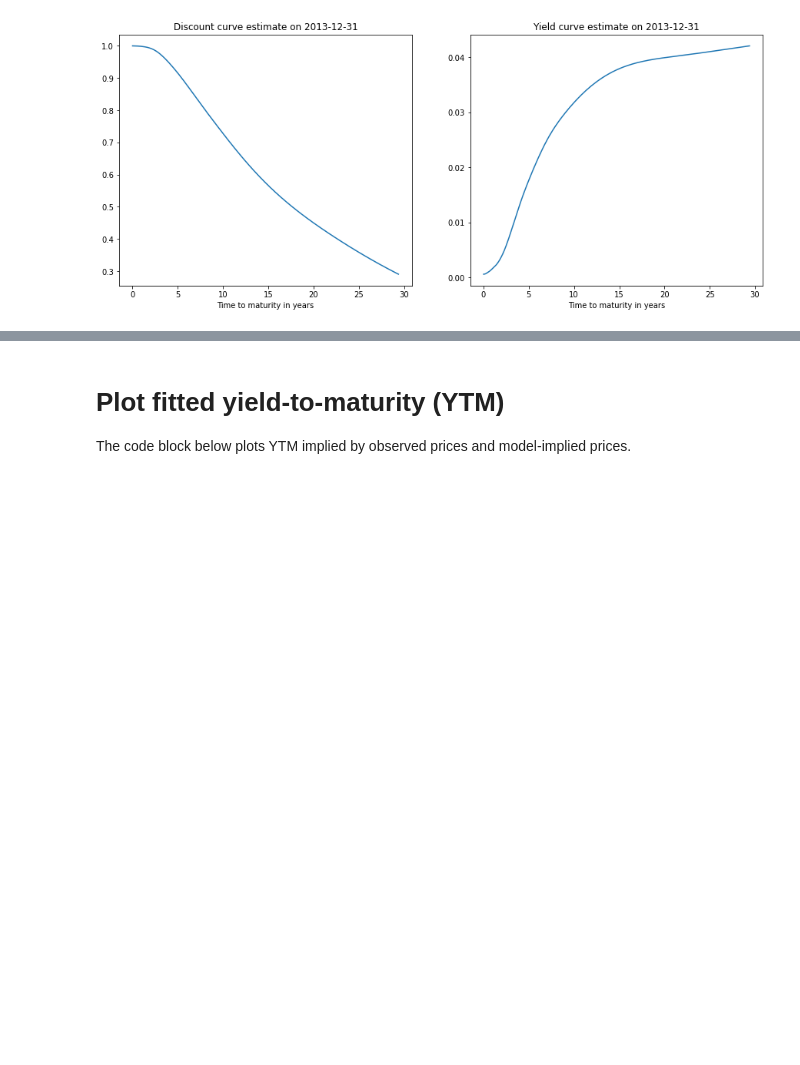
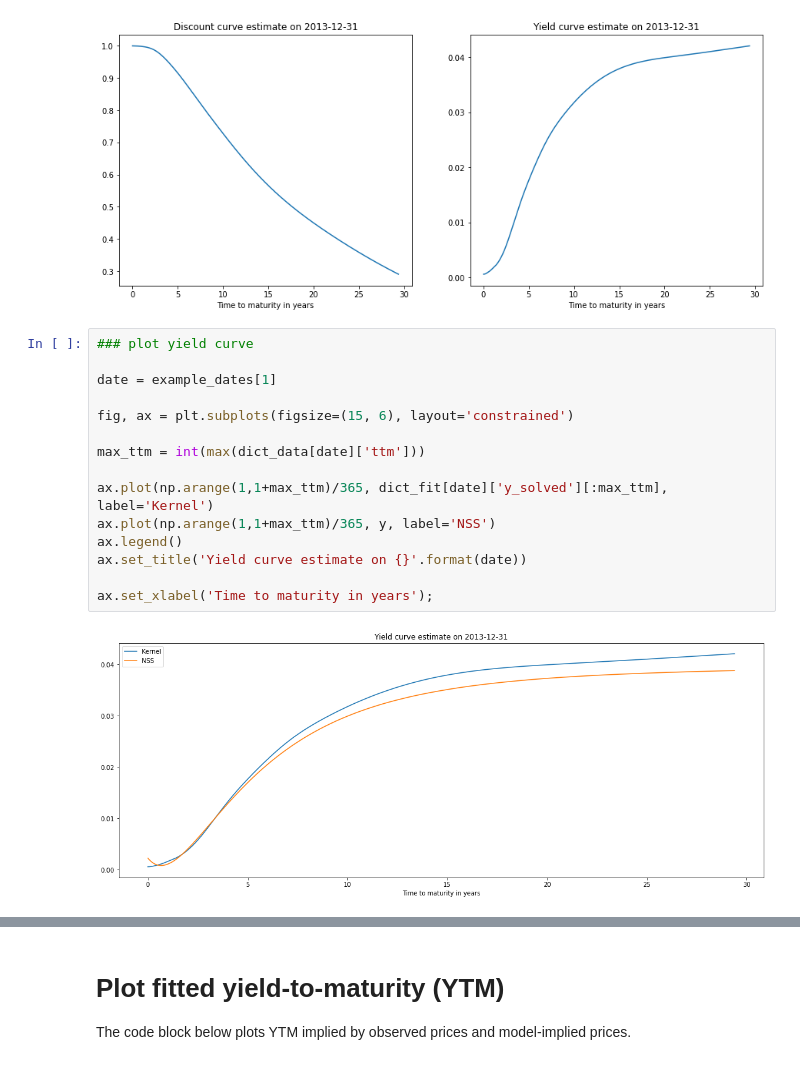
Before and after one commit to Lindi1907/Robust-Machine-Learning-for-Yield-Curve-Estimation, a Jupyter notebook: code&data/KR_example.ipynb, the cells around one changed output, grey strips where cells are left out. Cells and saved outputs as stored; diff of their text form; blank space fills up the shorter version.

```diff
--- a/code&data/KR_example.ipynb
+++ b/code&data/KR_example.ipynb
@@ -214,3 +262,20 @@ for date in example_dates:
 # %% [output]
 [figure]
 [figure]
+# %%
+### plot yield curve
+
+date = example_dates[1]
+
+fig, ax = plt.subplots(figsize=(15, 6), layout='constrained')
+
+max_ttm = int(max(dict_data[date]['ttm']))
+
+ax.plot(np.arange(1,1+max_ttm)/365, dict_fit[date]['y_solved'][:max_ttm], label='Kernel')
+ax.plot(np.arange(1,1+max_ttm)/365, y, label='NSS')
+ax.legend()
+ax.set_title('Yield curve estimate on {}'.format(date))
+
+ax.set_xlabel('Time to maturity in years');
+# %% [output]
+[figure, added]
```
Also changed, not shown: parts of 11 cells of this notebook, 5 other files.
